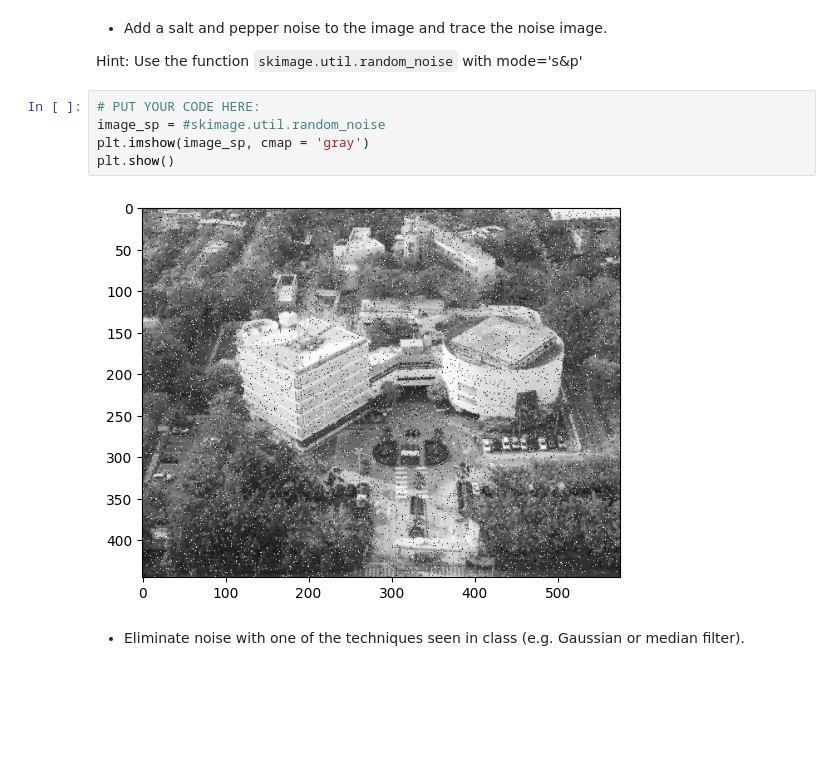
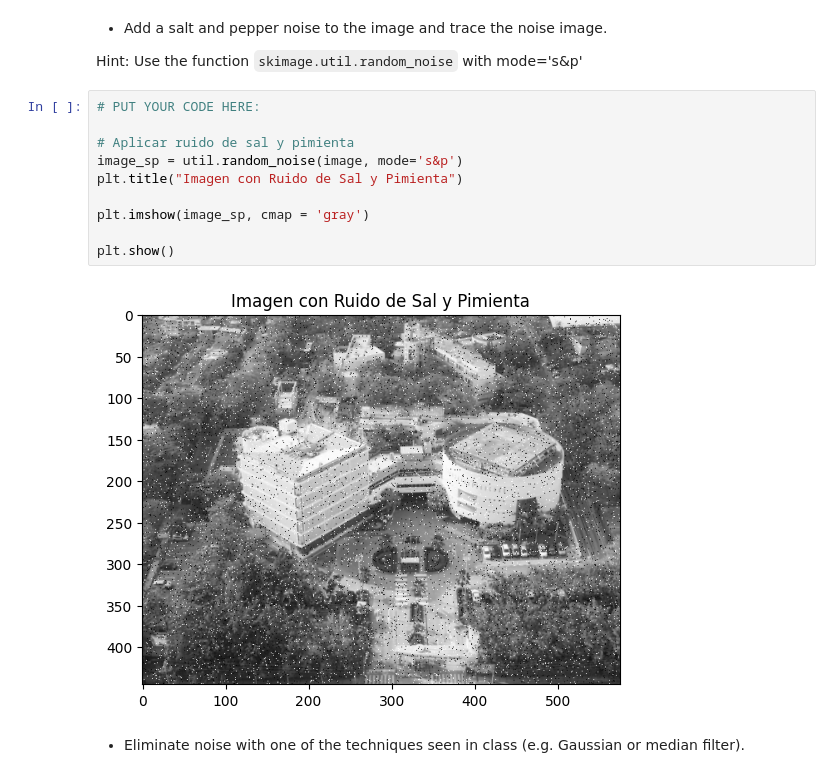
Before and after one commit to 30225/30225, a Jupyter notebook: computer_vision_exam_1.ipynb, the cells around one changed output. Cells and saved outputs as stored; diff of their text form; blank space fills up the shorter version.

```diff
--- a/computer_vision_exam_1.ipynb
+++ b/computer_vision_exam_1.ipynb
@@ -170,10 +170,15 @@ plt.show()
 Hint: Use the function `skimage.util.random_noise` with mode='s&p'
 # %%
 # PUT YOUR CODE HERE:
-image_sp = #skimage.util.random_noise
+
+# Aplicar ruido de sal y pimienta
+image_sp = util.random_noise(image, mode='s&p')
+plt.title("Imagen con Ruido de Sal y Pimienta")
+
 plt.imshow(image_sp, cmap = 'gray')
+
 plt.show()
 # %% [output]
-[figure, old version]
+[figure, new version]
 # %% [markdown]
 - Eliminate noise with one of the techniques seen in class (e.g. Gaussian or median filter).
```
Also changed, not shown: parts of 4 cells of this notebook.
